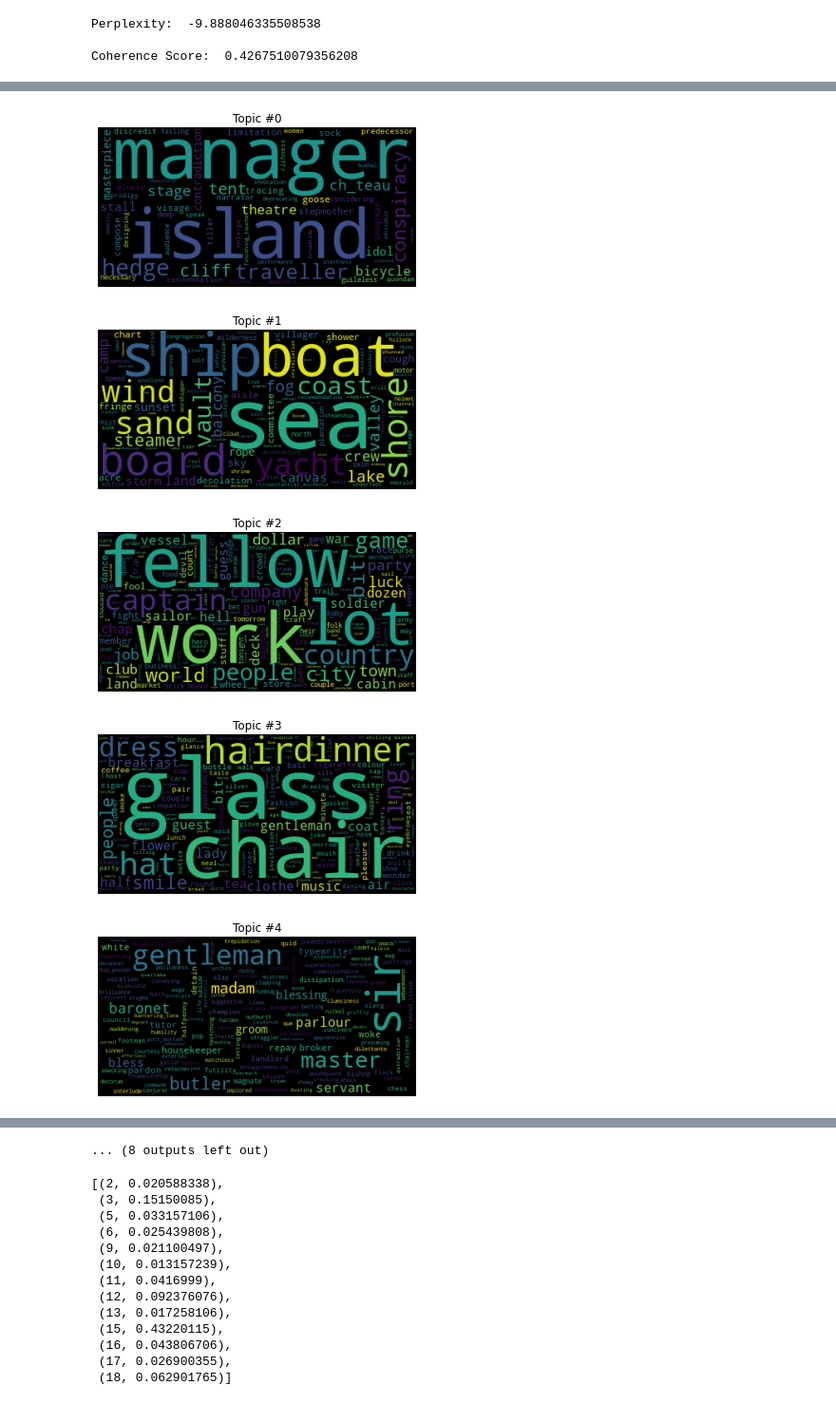
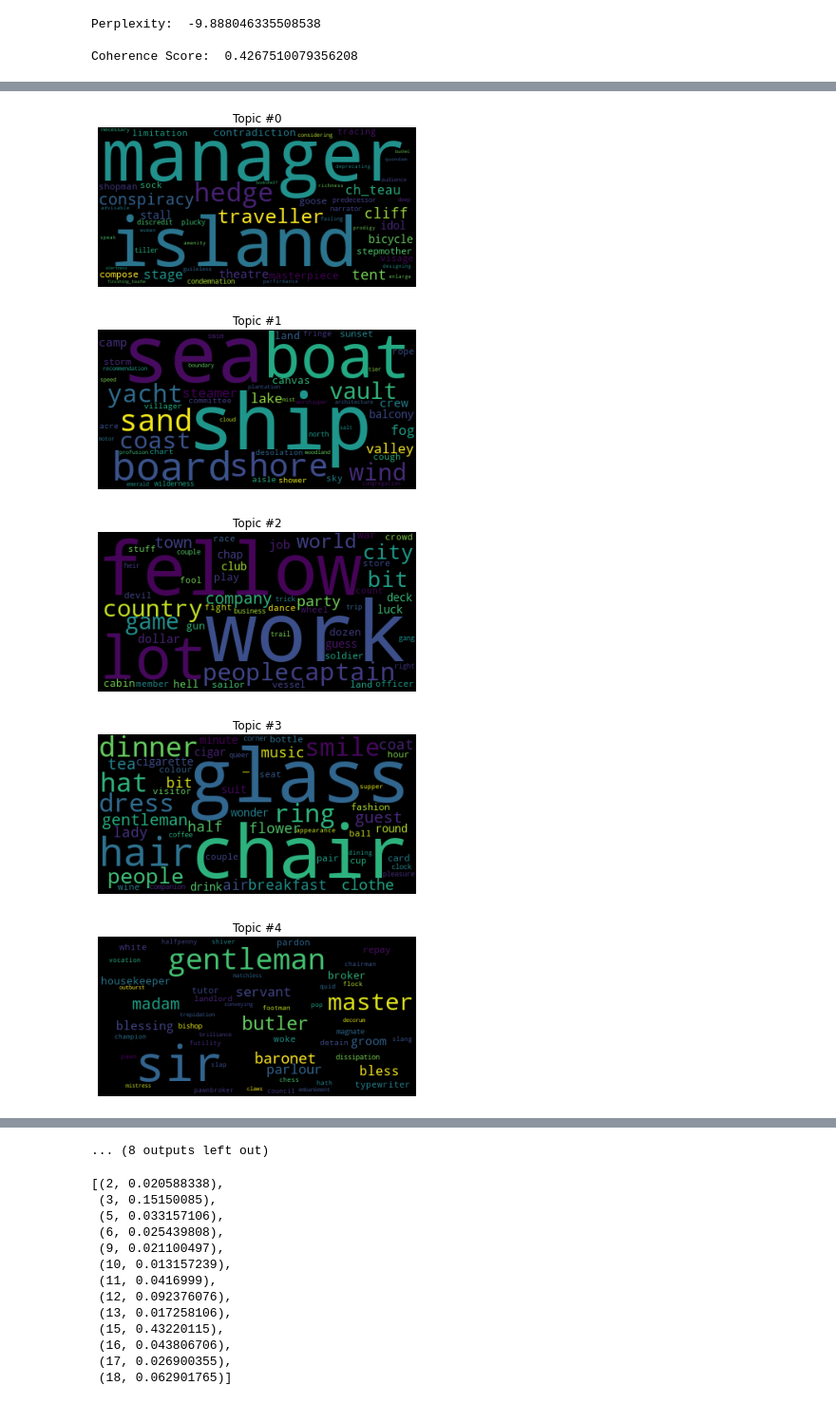
Before and after one commit to maggimckenzie/capstone_mm, a Jupyter notebook: notebooks/detective_and_mystery_lda04.ipynb, the cells around one changed output, grey strips where cells are left out. Shown at 95% size. Saved outputs shown, nothing was run; the diff lists cells and outputs as text; code cells hidden in the pictures.

Commit message:
updated plots and demo notebook

```diff
--- a/notebooks/detective_and_mystery_lda04.ipynb
+++ b/notebooks/detective_and_mystery_lda04.ipynb
@@ -347,6 +350,6 @@ lda_model.save('../model_artifacts/model.lda04_chunks')
 # %%
 # Read the model back in
-model = gensim.models.ldamodel.LdaModel.load('../model_artifacts/model.lda04_chunks')
+model = gensim.models.ldamodel.LdaModel.load('../data/model_data/dm_lda_04/model.lda04')
 # %%
 # Look for additional stop words
 model.print_topics(num_words = 200)
@@ -411,0 +397,18 @@ topic
+# %%
+# Save 50 most important words per topic to data frame ... come back to this later
+# For now, use the model itself
+contents = []
+for t in range(model.num_topics):
+    word_weights = model.show_topic(t,50)
+    contents.append(word_weights)
+
+contents
+fit_words = pd.DataFrame(contents)
+fit_words
+
+#for idx, tuple_list in enumerate(corpus):
+#    topics = model.get_document_topics(corpus[idx])
+#    for res in topics:
+#        topic, pct = res
+#        contents.append({'chunk':idx,'topic':topic, 'percent':pct})
+#topics = pd.DataFrame(contents)
@@ -412,16 +434,16 @@ topic
 # %%
 # Some more topic visualization
 from wordcloud import WordCloud
 for t in range(model.num_topics):
     plt.figure()
     #plt.imshow(WordCloud().fit_words(model.show_topic(t, 200)))
-    plt.imshow(WordCloud(background_color="black").fit_words(dict(model.show_topic(t, 200))))
+    plt.imshow(WordCloud(background_color="black", prefer_horizontal = 1).fit_words(dict(model.show_topic(t, 50))))
     plt.axis("off")
     plt.title("Topic #" + str(t))
     plt.show()
 # %% [output]
-[figure, old version]
+[figure, new version]
-[figure, old version]
+[figure, new version]
-[figure, old version]
+[figure, new version]
-[figure, old version]
+[figure, new version]
-[figure, old version]
+[figure, new version]
```
Also changed, not shown: parts of 18 cells of this notebook, 2 other files.
